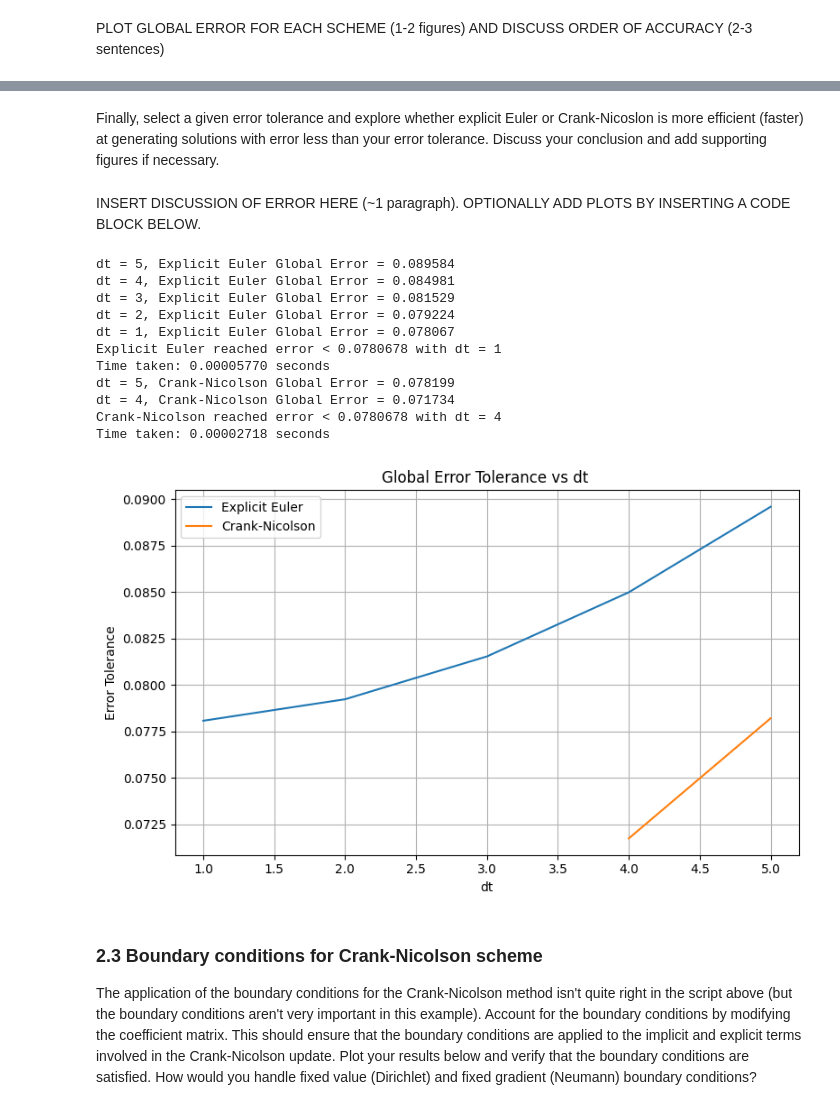
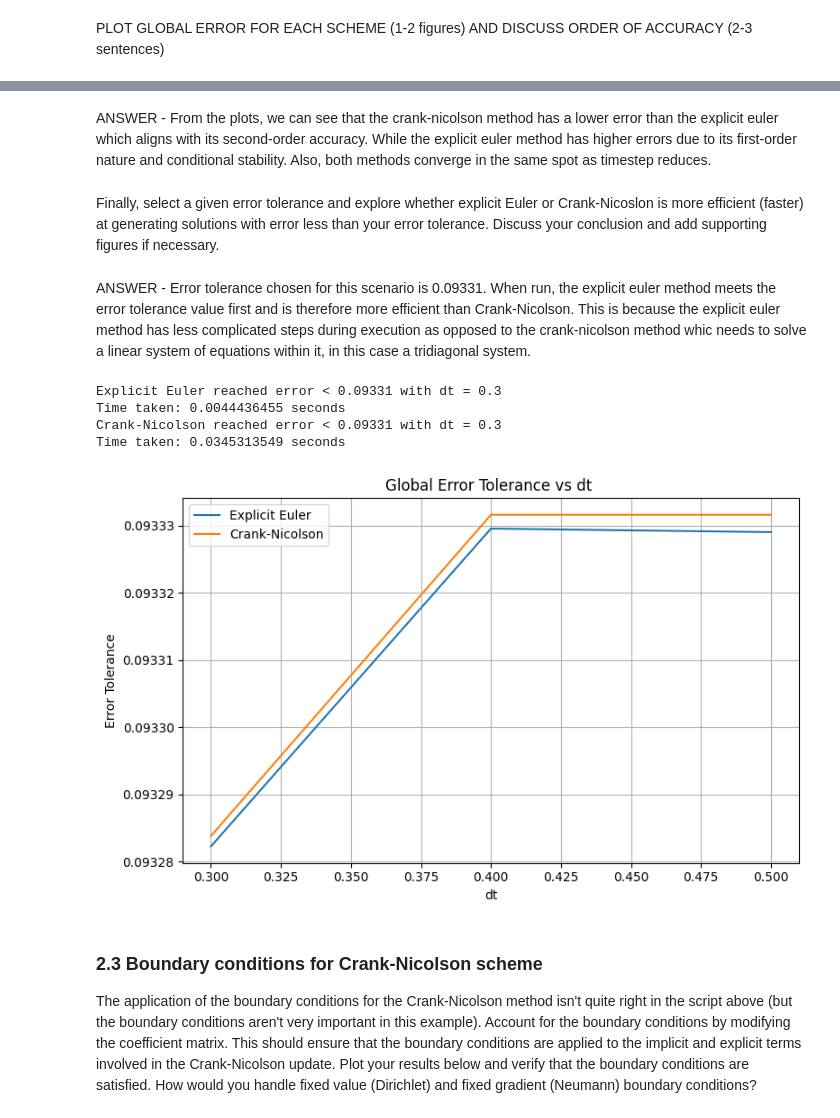
Before and after one commit to ifymedebem/QCES, a Jupyter notebook: Project1_numerical_methods.ipynb, the cells around one changed output, grey strips where cells are left out. Drawn from its saved outputs; the diff is of its cells as text; code cells hidden in the pictures.

```diff
--- a/Project1_numerical_methods.ipynb
+++ b/Project1_numerical_methods.ipynb
@@ -422,66 +413,79 @@ this is cn: [[0.01038216 0.01056947 0.01074242 ... 0.10423205 0.10431866 0.10440
+# %% [markdown]
+ANSWER - From the plots, we can see that the crank-nicolson method has a lower error than the explicit euler which aligns with its second-order accuracy. While the explicit euler method has higher errors due to its first-order nature and conditional stability. Also, both methods converge in the same spot as timestep reduces.
 # %% [markdown]
 Finally, select a given error tolerance and explore whether explicit Euler or Crank-Nicoslon is more efficient (faster) at generating solutions with error less than your error tolerance. Discuss your conclusion and add supporting figures if necessary.
-# %% [markdown]
-INSERT DISCUSSION OF ERROR HERE (~1 paragraph).  OPTIONALLY ADD PLOTS BY INSERTING A CODE BLOCK BELOW.
+# %% [markdown]
+ANSWER - Error tolerance chosen for this scenario is 0.09331. When run, the explicit euler method meets the error tolerance value first and is therefore more efficient than Crank-Nicolson. This is because the explicit euler method has less complicated steps during execution as opposed to the crank-nicolson method whic needs to solve a linear system of equations within it, in this case a tridiagonal system.
 # %%
 import time
 import numpy as np
+import contextlib
+import io
 
-ET =  0.0780678  # Error tolerance
-dt_values = (5,4,3,2,1)
+ET =  0.09331 # Error tolerance
+dt_values = [0.5,0.4,0.3,0.2,0.1,0.05,0.02,0.01,0.005,0.004,0.003,0.002,0.001]
 
 EE_errors_New = []
 CN_errors_New = []
 dt_used = []
 dt_used_CN = []
 
-for i in dt_values:
+for dt in dt_values:
     start_time = time.time()
-    EE_Global_Error = np.mean(np.abs(EE_Normal_Error[i]))
+
+    t = np.arange(0, t_end + dt, dt)
+    with contextlib.redirect_stdout(io.StringIO()):
+        c_EE = EE(x, t, kappa)
+    c_exact = exact_solution(x, t[-1], kappa)
+
+    c_EE_final = c_EE[:, -1]
+
+    EE_Global_Error = np.mean(np.abs(c_exact - c_EE_final))
     EE_errors_New.append(EE_Global_Error)
-    dt_used.append(i)
+    dt_used.append(dt)
+
     end_time = time.time()
-    print(f"dt = {i}, Explicit Euler Global Error = {EE_Global_Error:.6f}")
+    #print(f"dt = {dt}, Explicit Euler Global Error = {EE_Global_Error:.6f}")
     if EE_Global_Error < ET:
-      print(f"Explicit Euler reached error < {ET} with dt = {i}")
-      print(f"Time taken: {end_time - start_time:.8f} seconds")
+      print(f"Explicit Euler reached error < {ET} with dt = {dt}")
+      print(f"Time taken: {end_time - start_time:.10f} seconds")
       break
 
-for i in dt_values:
+for dt in dt_values:
     start_time = time.time()
-    CN_Global_Error = np.mean(np.abs(CN_Normal_Error[i]))
+
+    t = np.arange(0, t_end + dt, dt)
+    with contextlib.redirect_stdout(io.StringIO()):
+        c_CN = CN(x, t, kappa)
+    c_exact = exact_solution(x, t[-1], kappa)
+
+    c_CN_final = c_CN[:, -1]
+    CN_Global_Error= np.mean(np.abs(c_exact - c_CN_final))
     CN_errors_New.append(CN_Global_Error)
-    dt_used_CN.append(i)
+    dt_used_CN.append(dt)
     end_time = time.time()
-    print(f"dt = {i}, Crank-Nicolson Global Error = {CN_Global_Error:.6f}")
+    #print(f"dt = {dt}, Crank-Nicolson Global Error = {CN_Global_Error:.6f}")
     if CN_Global_Error < ET:
-        print(f"Crank-Nicolson reached error < {ET} with dt = {i}")
-        print(f"Time taken: {end_time - start_time:.8f} seconds")
+        print(f"Crank-Nicolson reached error < {ET} with dt = {dt}")
+        print(f"Time taken: {end_time - start_time:.10f} seconds")
         break
 
 plt.figure(figsize=(8, 5))
 plt.plot(dt_used, EE_errors_New, label='Explicit Euler')
 plt.plot(dt_used_CN, CN_errors_New, label='Crank-Nicolson')
 plt.xlabel('dt')
 plt.ylabel('Error Tolerance')
 plt.title('Global Error Tolerance vs dt ')
 plt.grid(True, which='both', linestyle='-')
 plt.legend()
 plt.tight_layout()
 plt.show()
 # %% [output]
-dt = 5, Explicit Euler Global Error = 0.089584
-dt = 4, Explicit Euler Global Error = 0.084981
-dt = 3, Explicit Euler Global Error = 0.081529
-dt = 2, Explicit Euler Global Error = 0.079224
-dt = 1, Explicit Euler Global Error = 0.078067
-Explicit Euler reached error < 0.0780678 with dt = 1
-Time taken: 0.00005770 seconds
-dt = 5, Crank-Nicolson Global Error = 0.078199
-dt = 4, Crank-Nicolson Global Error = 0.071734
-Crank-Nicolson reached error < 0.0780678 with dt = 4
-Time taken: 0.00002718 seconds
+Explicit Euler reached error < 0.09331 with dt = 0.3
+Time taken: 0.0044436455 seconds
+Crank-Nicolson reached error < 0.09331 with dt = 0.3
+Time taken: 0.0345313549 seconds
-[figure, old version]
+[figure, new version]
 # %% [markdown]
 ### 2.3 Boundary conditions for Crank-Nicolson scheme
 <a id='section2pt3'></a>
```
Also changed, not shown: parts of 7 cells of this notebook.
